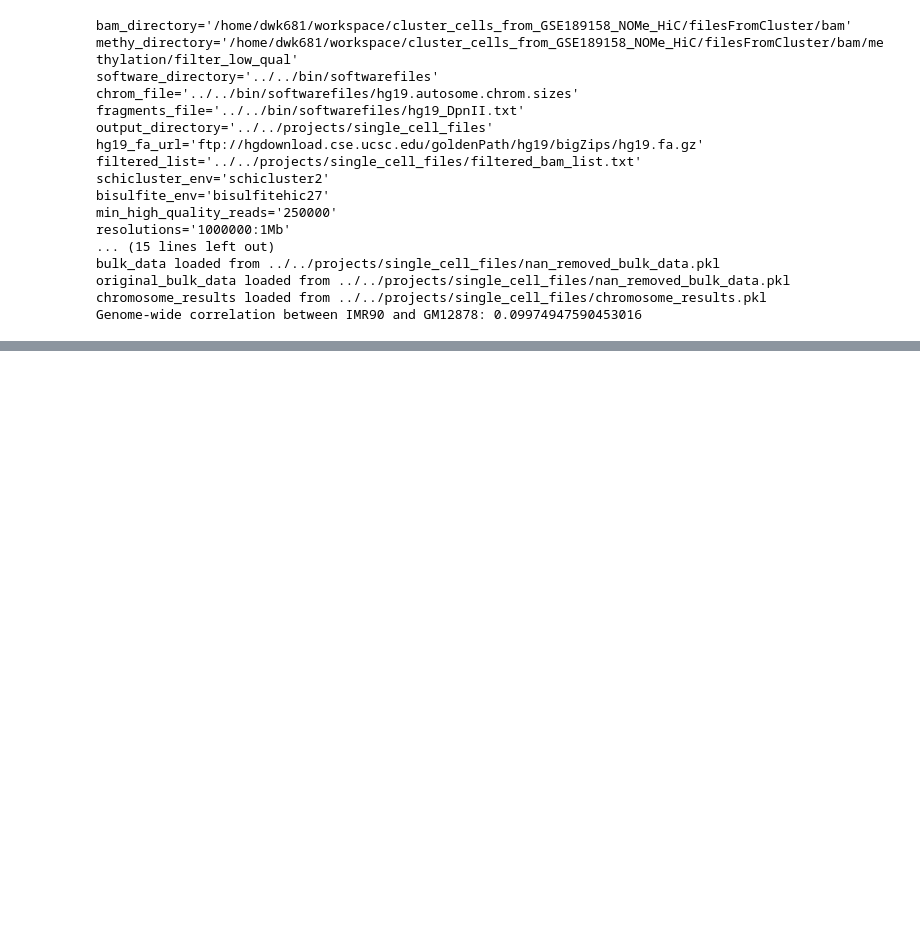
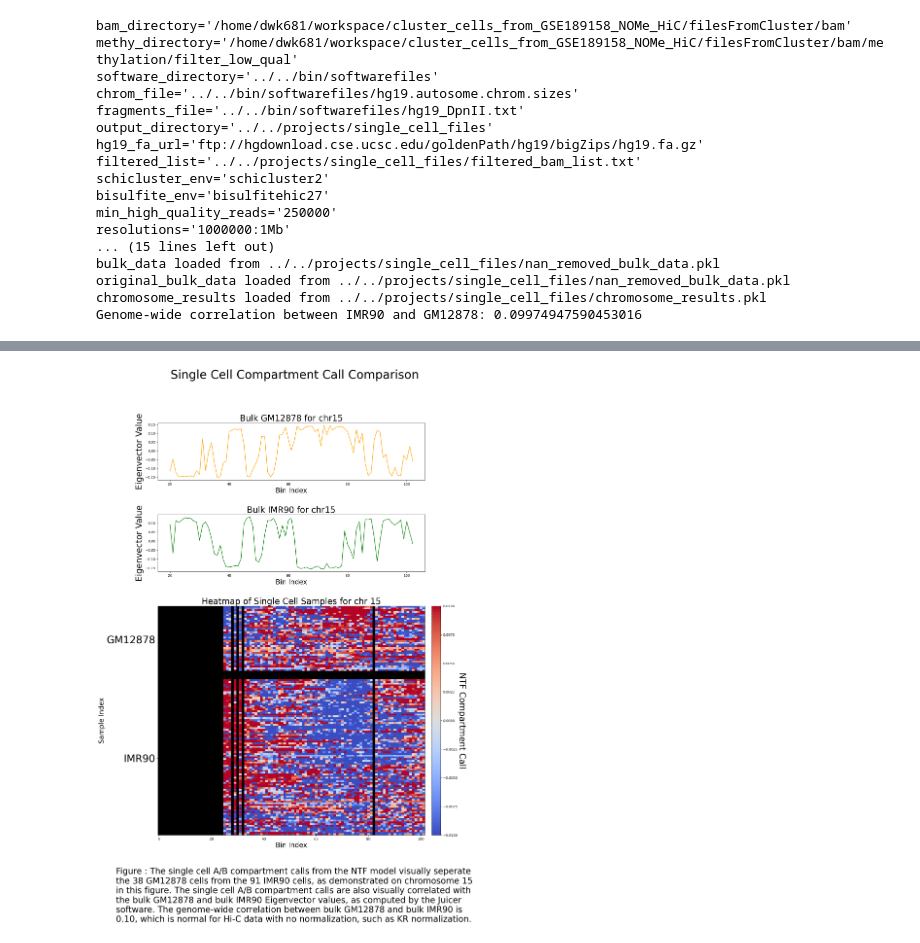
Before and after one commit to DavidWarrenKatz/Hypermatrix, a Jupyter notebook: utilities/single-cell/make_AB_compartments.ipynb, the cells around one changed output, grey strips where cells are left out. Cells and saved outputs as stored; diff of their text form; code cells hidden in the pictures; blank space fills up the shorter version.

```diff
--- a/utilities/single-cell/make_AB_compartments.ipynb
+++ b/utilities/single-cell/make_AB_compartments.ipynb
@@ -160,10 +331,10 @@ chromosome_results[f'chr{chr}']['Correlation With Bulk']
 # %%
-chr = 1
+chr = 15
 sc_dataframe = chromosome_results[f'chr{chr}']
 
 # Define the bulk eigenvectors
-bulk_eigenvector_gm12878 = bulk_data[f'res1000000_ch{chr}_oe_GM12878_{normalization}_eigenvector']['eigenvalue'].values
-bulk_eigenvector_imr90 = bulk_data[f'res1000000_ch{chr}_oe_IMR90_{normalization}_eigenvector']['eigenvalue'].values
+bulk_eigenvector_gm12878 = original_bulk_data[f'res1000000_ch{chr}_oe_GM12878_{normalization}_eigenvector']['eigenvalue'].values
+bulk_eigenvector_imr90 = original_bulk_data[f'res1000000_ch{chr}_oe_IMR90_{normalization}_eigenvector']['eigenvalue'].values
 
 # Sort and prepare the dataframe
 sc_dataframe['Cell Type Sort'] = sc_dataframe['Cell Type'].map({'gm12878': 0, 'imr90': 1})
@@ -220,30 +391,32 @@ def plot_eigenvectors_with_heatmap(bulk_eigenvector1, bulk_eigenvector2, sc_data
                f"The single cell A/B compartment calls are also visually correlated with the bulk GM12878 and bulk IMR90 Eigenvector values, "
                f"as computed by the Juicer software. "
                f"The genome-wide correlation between bulk GM12878 and bulk IMR90 is {correlation:.2f}, which is normal for Hi-C data "
                f"with no normalization, such as KR normalization." )
 
     # Add the caption at the bottom
     plt.figtext(0.01, -0.05, caption, wrap=True, horizontalalignment='left', fontsize=25)
 
     if save_path:
         # Ensure the save directory exists
         save_directory = os.path.dirname(save_path)
         if not os.path.exists(save_directory):
             os.makedirs(save_directory)
 
         plt.savefig(save_path, bbox_inches='tight')
 
     plt.show()
 
 # Example invocation with the genome-wide correlation value and chromosome number
 plot_eigenvectors_with_heatmap(
     bulk_eigenvector_gm12878,
     bulk_eigenvector_imr90,
     sc_dataframe,
     f"Bulk GM12878 for chr{chr}",
     f"Bulk IMR90 for chr{chr}",
     "Single Cell Compartment Call Comparison",
     correlation=correlation,  # Use the computed correlation value here
     chr=chr,  # Use the chromosome number variable
     save_path=f"../../files/AB_compartment_heatmap_ch{chr}.png"
 )
+# %% [output]
+[figure, added]
```
Also changed, not shown: parts of 8 cells of this notebook, 8 other files.
